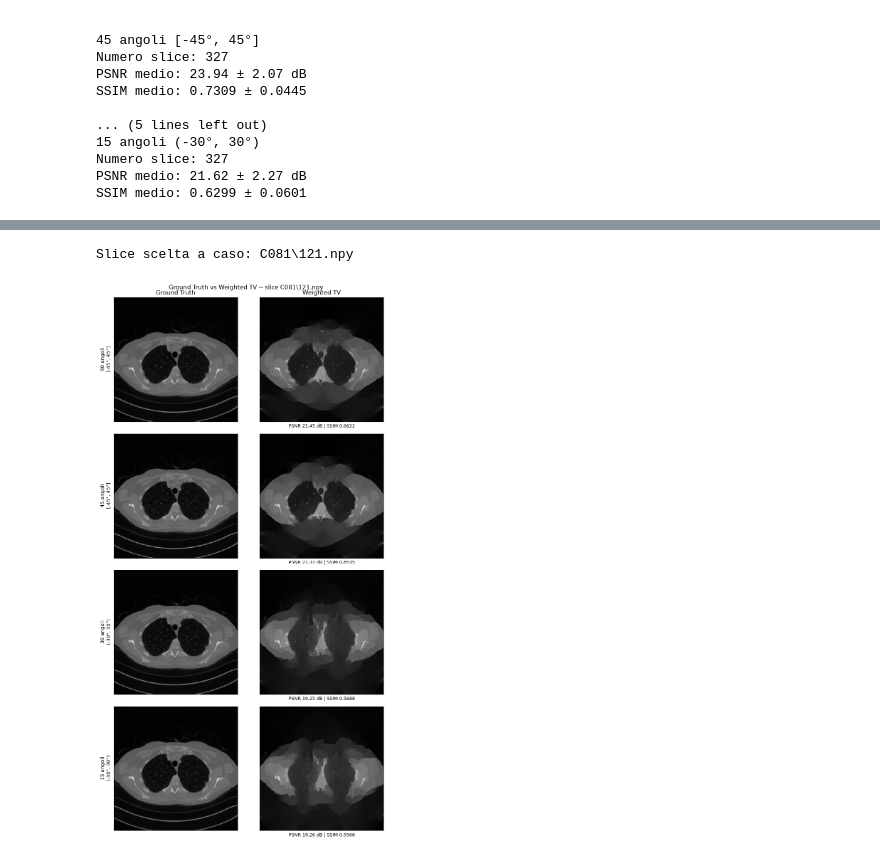
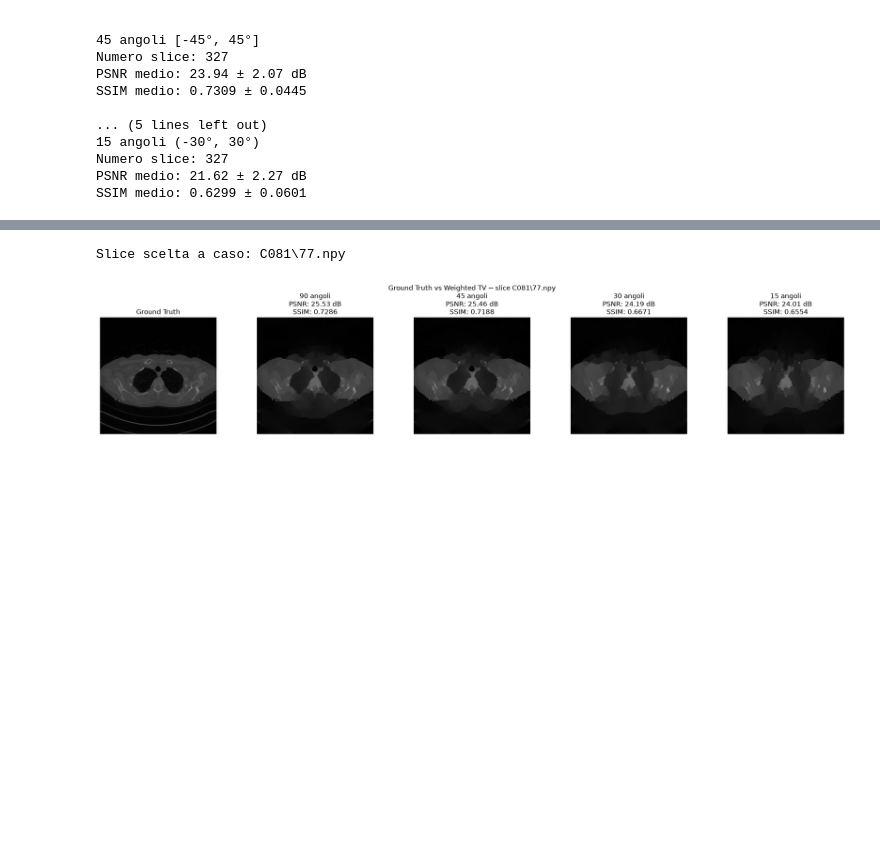
Before and after one commit to Manieri03/limited-angle-ct-reconstruction, a Jupyter notebook: notebooks/05_WeightedTV_results_tuned.ipynb, the cells around one changed output, grey strips where cells are left out. Drawn from its saved outputs; the diff is of its cells as text; code cells hidden in the pictures; blank space fills up the shorter version.

Commit message:
config results e notebook comparison finale

```diff
--- a/notebooks/05_WeightedTV_results_tuned.ipynb
+++ b/notebooks/05_WeightedTV_results_tuned.ipynb
@@ -22,6 +22,12 @@ WTV_DIR = Path("../weighted_tv_reconstructions_tuned/test")  # ricostruzioni Wei
 RESULTS_DIR = Path("../results")
 RESULTS_DIR.mkdir(parents=True, exist_ok=True)
 
+JSON_DIR = RESULTS_DIR / "json"
+JSON_DIR.mkdir(parents=True, exist_ok=True)
+
+EXAMPLES_DIR = RESULTS_DIR / "example_comparison"
+EXAMPLES_DIR.mkdir(parents=True, exist_ok=True)
+
 N_ANGLES_CONFIGS = [90, 45, 30, 15]
 
 ANGLE_INTERVALS = {
@@ -166,10 +172,6 @@ Numero slice: 327
 PSNR medio: 21.62 ± 2.27 dB
 SSIM medio: 0.6299 ± 0.0601
 # %%
-# ============================================================
-# Salvataggio riepilogo in JSON
-# ============================================================
-
 summary_out = {
     str(n_angles): {
         "psnr_mean": float(np.mean(results_wtv_vs_gt[n_angles]["PSNR"])),
@@ -181,7 +183,7 @@ summary_out = {
     for n_angles in N_ANGLES_CONFIGS
 }
 
-out_path = RESULTS_DIR / "weighted_tv_tuned_test_metrics.json"
+out_path = JSON_DIR / "weighted_tv_tuned_test_metrics.json"
 with open(out_path, "w") as f:
     json.dump(summary_out, f, indent=2)
 
@@ -191,43 +226,43 @@ Riepilogo salvato in: ..\results\weighted_tv_tuned_test_metrics.json
 # %%
 # ============================================================
 # Confronto visivo: la STESSA slice mostrata su tutti e 4 gli angoli,
-# Ground Truth vs Weighted TV
+# Ground Truth vs Weighted TV (layout orizzontale)
 # ============================================================
 
-random.seed(123)  # stesso seed usato in tutti gli altri notebook di valutazione
+random.seed(105)  # stesso seed usato in tutti gli altri notebook di valutazione
 
 reference_paths = sorted((WTV_DIR / "90").rglob("*.npy"))
 demo_rel_path = random.choice(reference_paths).relative_to(WTV_DIR / "90")
 print(f"Slice scelta a caso: {demo_rel_path}")
 
 gt_path = (TEST_DIR / demo_rel_path).with_suffix(".png")
 gt = load_normalized_image(gt_path)
 gt_t = torch.from_numpy(gt).float().unsqueeze(0).unsqueeze(0)
 
-fig, axs = plt.subplots(len(N_ANGLES_CONFIGS), 2, figsize=(9, 4 * len(N_ANGLES_CONFIGS)))
+fig, axs = plt.subplots(1, len(N_ANGLES_CONFIGS) + 1, figsize=(4 * (len(N_ANGLES_CONFIGS) + 1), 4))
 
-for row, n_angles in enumerate(N_ANGLES_CONFIGS):
+axs[0].imshow(gt, cmap="gray", vmin=0, vmax=1)
+axs[0].set_title("Ground Truth")
+axs[0].axis("off")
+
+for ax, n_angles in zip(axs[1:], N_ANGLES_CONFIGS):
     wtv = load_wtv_reconstruction(WTV_DIR / str(n_angles) / demo_rel_path)
     wtv_t = torch.from_numpy(wtv).float().unsqueeze(0).unsqueeze(0)
     psnr_val = float(PSNR(wtv_t, gt_t))
     ssim_val = float(SSIM(wtv_t, gt_t))
 
-    axs[row, 0].imshow(gt, cmap="gray", vmin=0, vmax=1)
-    axs[row, 0].set_ylabel(f"{n_angles} angoli\n{ANGLE_INTERVALS[n_angles]}", fontsize=10)
-    if row == 0:
-        axs[row, 0].set_title("Ground Truth")
-    axs[row, 0].set_xticks([]); axs[row, 0].set_yticks([])
-
-    axs[row, 1].imshow(wtv, cmap="gray", vmin=0, vmax=1)
-    if row == 0:
-        axs[row, 1].set_title("Weighted TV")
-    axs[row, 1].set_xlabel(f"PSNR {psnr_val:.2f} dB | SSIM {ssim_val:.4f}", fontsize=9)
-    axs[row, 1].set_xticks([]); axs[row, 1].set_yticks([])
+    ax.imshow(wtv, cmap="gray", vmin=0, vmax=1)
+    ax.set_title(
+        f"{n_angles} angoli\n"
+        f"PSNR: {psnr_val:.2f} dB\n"
+        f"SSIM: {ssim_val:.4f}"
+    )
+    ax.axis("off")
 
 plt.suptitle(f"Ground Truth vs Weighted TV -- slice {demo_rel_path}")
 plt.tight_layout()
-plt.savefig(RESULTS_DIR / "demo_weighted_tv_tuned_vs_gt.png", dpi=150)
+plt.savefig(EXAMPLES_DIR / "demo_weighted_tv_tuned_vs_gt.png", dpi=150)
 plt.show()
 # %% [output]
-Slice scelta a caso: C081\121.npy
+Slice scelta a caso: C081\77.npy
-[figure, old version]
+[figure, new version]
```
Also changed, not shown: parts of 2 cells of this notebook, 17 other files.
